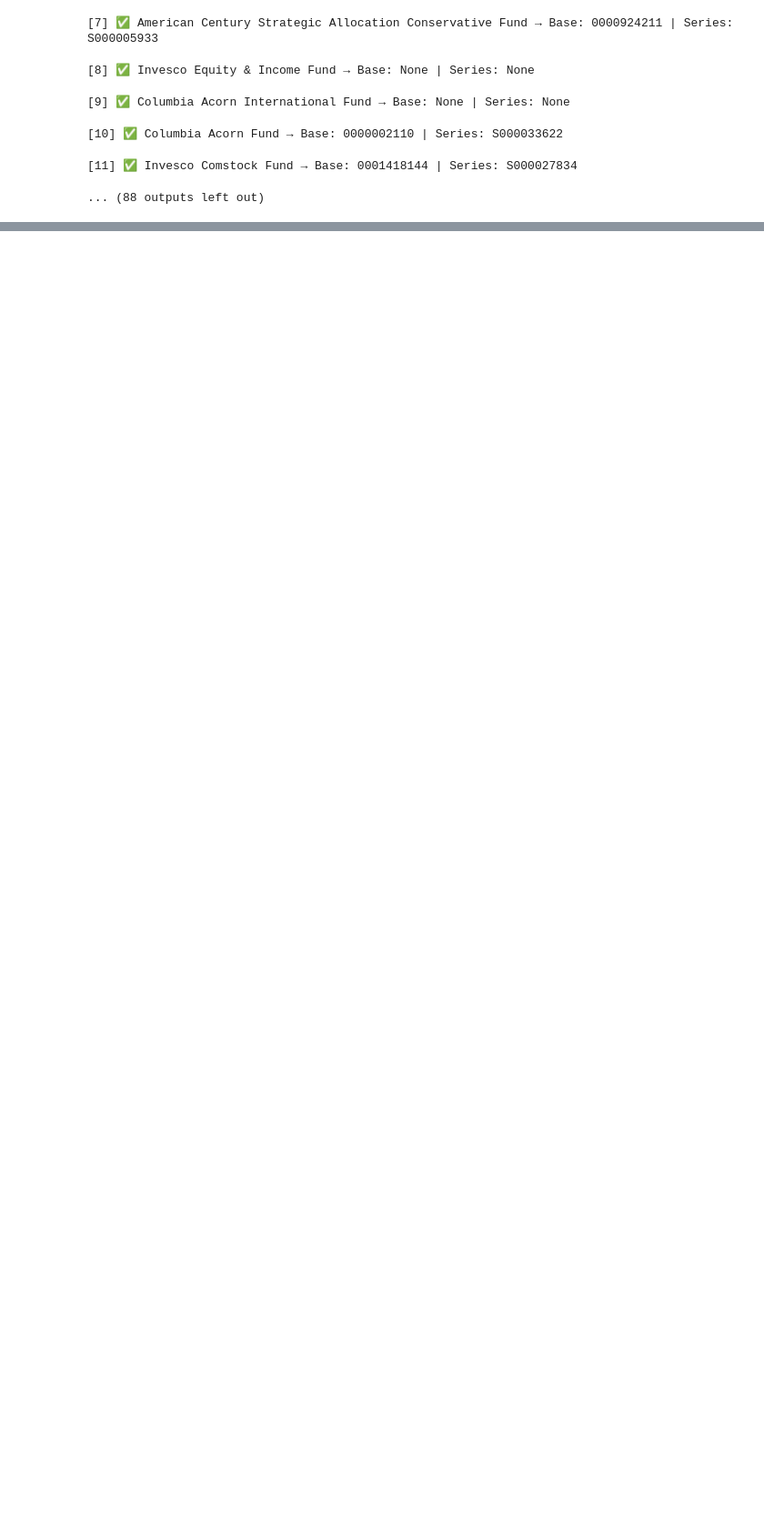
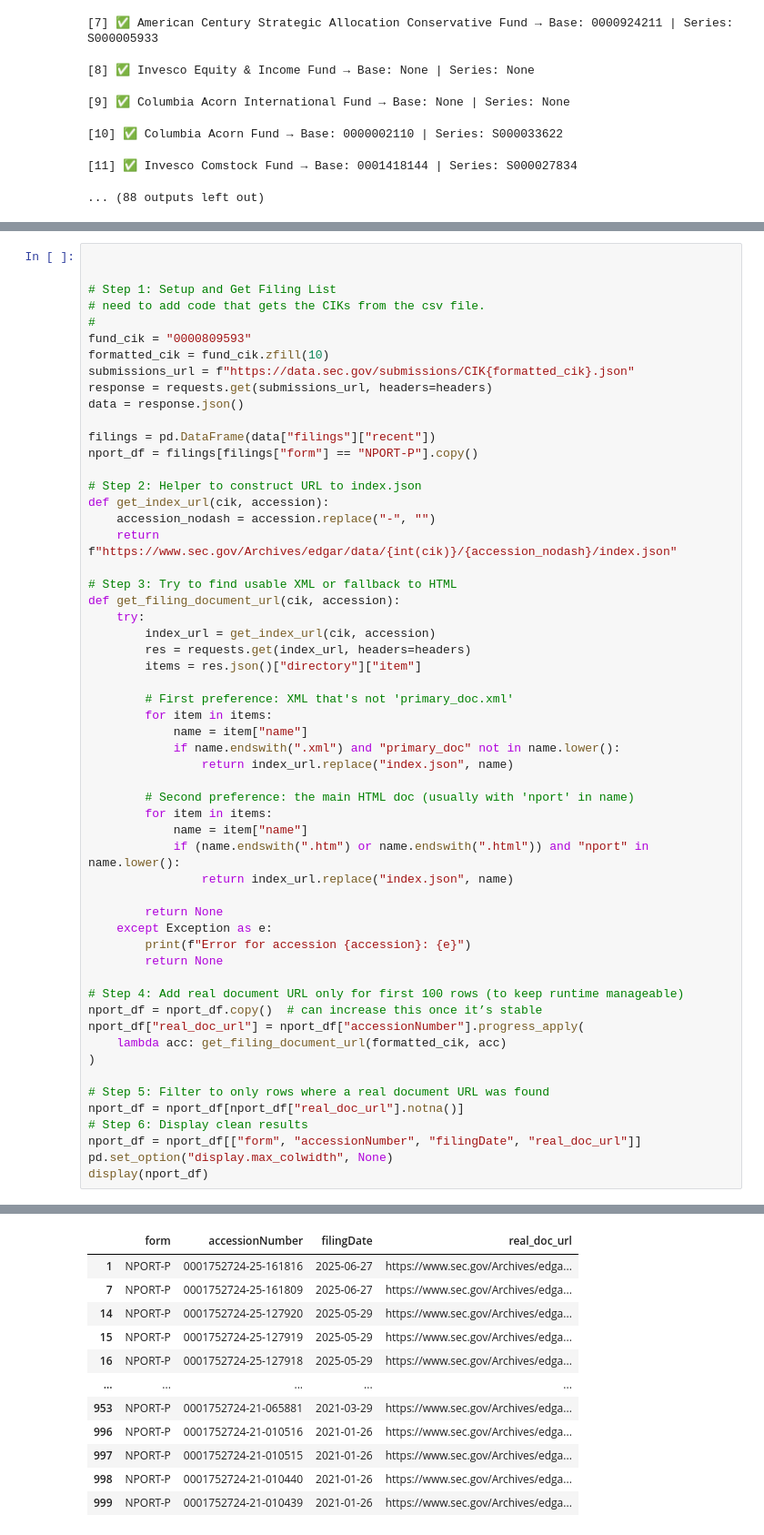
Before and after one commit to apgoel1/SECinsights, a Jupyter notebook: mf_cik_mapper.ipynb, the cells around one changed output, grey strips where cells are left out. Shown at 91% size. Drawn from its saved outputs; the diff is of its cells as text; blank space fills up the shorter version.

```diff
--- a/mf_cik_mapper.ipynb
+++ b/mf_cik_mapper.ipynb
@@ -187,0 +147,57 @@ nport_df
+# %%
+
+
+# Step 1: Setup and Get Filing List
+# need to add code that gets the CIKs from the csv file.
+#
+fund_cik = "0000809593"
+formatted_cik = fund_cik.zfill(10)
+submissions_url = f"https://data.sec.gov/submissions/CIK{formatted_cik}.json"
+response = requests.get(submissions_url, headers=headers)
+data = response.json()
+
+filings = pd.DataFrame(data["filings"]["recent"])
+nport_df = filings[filings["form"] == "NPORT-P"].copy()
+
+# Step 2: Helper to construct URL to index.json
+def get_index_url(cik, accession):
+    accession_nodash = accession.replace("-", "")
+    return f"https://www.sec.gov/Archives/edgar/data/{int(cik)}/{accession_nodash}/index.json"
+
+# Step 3: Try to find usable XML or fallback to HTML
+def get_filing_document_url(cik, accession):
+    try:
+        index_url = get_index_url(cik, accession)
+        res = requests.get(index_url, headers=headers)
+        items = res.json()["directory"]["item"]
+
+        # First preference: XML that's not 'primary_doc.xml'
+        for item in items:
+            name = item["name"]
+            if name.endswith(".xml") and "primary_doc" not in name.lower():
+                return index_url.replace("index.json", name)
+
+        # Second preference: the main HTML doc (usually with 'nport' in name)
+        for item in items:
+            name = item["name"]
+            if (name.endswith(".htm") or name.endswith(".html")) and "nport" in name.lower():
+                return index_url.replace("index.json", name)
+
+        return None
+    except Exception as e:
+        print(f"Error for accession {accession}: {e}")
+        return None
+
+# Step 4: Add real document URL only for first 100 rows (to keep runtime manageable)
+nport_df = nport_df.copy()  # can increase this once it’s stable
+nport_df["real_doc_url"] = nport_df["accessionNumber"].progress_apply(
+    lambda acc: get_filing_document_url(formatted_cik, acc)
+)
+
+# Step 5: Filter to only rows where a real document URL was found
+nport_df = nport_df[nport_df["real_doc_url"].notna()]
+# Step 6: Display clean results
+nport_df = nport_df[["form", "accessionNumber", "filingDate", "real_doc_url"]]
+pd.set_option("display.max_colwidth", None)
+display(nport_df)
+# %% [output]
@@ -187,0 +207,12 @@ nport_df
+|  | form | accessionNumber | filingDate | real_doc_url |
+| 1 | NPORT-P | 0001752724-25-161816 | 2025-06-27 | https://www.sec.gov/Archives/edga... |
+| 7 | NPORT-P | 0001752724-25-161809 | 2025-06-27 | https://www.sec.gov/Archives/edga... |
+| 14 | NPORT-P | 0001752724-25-127920 | 2025-05-29 | https://www.sec.gov/Archives/edga... |
+| 15 | NPORT-P | 0001752724-25-127919 | 2025-05-29 | https://www.sec.gov/Archives/edga... |
+| 16 | NPORT-P | 0001752724-25-127918 | 2025-05-29 | https://www.sec.gov/Archives/edga... |
+| ... | ... | ... | ... | ... |
+| 953 | NPORT-P | 0001752724-21-065881 | 2021-03-29 | https://www.sec.gov/Archives/edga... |
+| 996 | NPORT-P | 0001752724-21-010516 | 2021-01-26 | https://www.sec.gov/Archives/edga... |
+| 997 | NPORT-P | 0001752724-21-010515 | 2021-01-26 | https://www.sec.gov/Archives/edga... |
+| 998 | NPORT-P | 0001752724-21-010440 | 2021-01-26 | https://www.sec.gov/Archives/edga... |
+| 999 | NPORT-P | 0001752724-21-010439 | 2021-01-26 | https://www.sec.gov/Archives/edga... |
```
Also changed, not shown: parts of 10 cells of this notebook.
